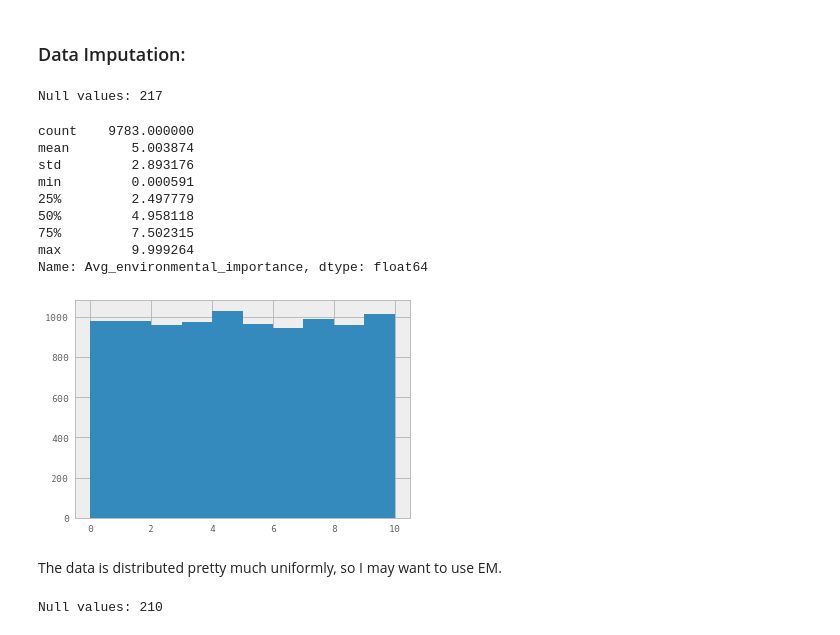
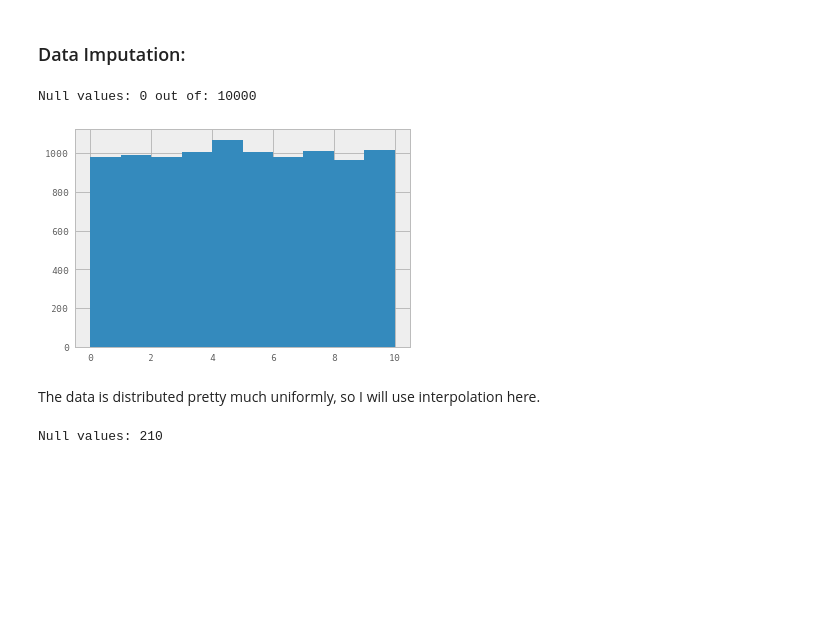
Before and after one commit to odedgolden/Machine-Learning, a Jupyter notebook: ML_ex2/ML_ex2.ipynb, the cells around one changed output. Cells and saved outputs as stored; diff of their text form; code cells hidden in the pictures; blank space fills up the shorter version.

Commit message:
Start using interpolation for imputation.

```diff
--- a/ML_ex2/ML_ex2.ipynb
+++ b/ML_ex2/ML_ex2.ipynb
@@ -211,23 +213,16 @@ data.select_dtypes(exclude=['floating','int']).describe()
 # %% [markdown]
 ### Data Imputation:
 # %%
-print('Null values: '+str(data['Avg_environmental_importance'].isnull().sum()))
+print('Null values: '+str(data['Avg_environmental_importance'].isnull().sum())+' out of: '+str(data['Avg_environmental_importance'].notnull().sum()))
 data['Avg_environmental_importance'].hist()
 data['Avg_environmental_importance'].describe()
+data['Avg_environmental_importance_isNull'] = pd.isnull(data.Avg_environmental_importance).astype(int)
+data['Avg_environmental_importance'] = data['Avg_environmental_importance'].interpolate()
 # %% [output]
-Null values: 217
+Null values: 0 out of: 10000
-count    9783.000000
-mean        5.003874
-std         2.893176
-min         0.000591
-25%         2.497779
-50%         4.958118
-75%         7.502315
-max         9.999264
-Name: Avg_environmental_importance, dtype: float64
-[figure, old version]
+[figure, new version]
 # %% [markdown]
-The data is distributed pretty much uniformly, so I may want to use EM.
+The data is distributed pretty much uniformly, so I will use interpolation here.
 # %%
 print('Null values: '+str(data['Yearly_ExpensesK'].isnull().sum()))
 data['Yearly_ExpensesK'].hist()
```
Also changed, not shown: parts of 2 cells of this notebook.
